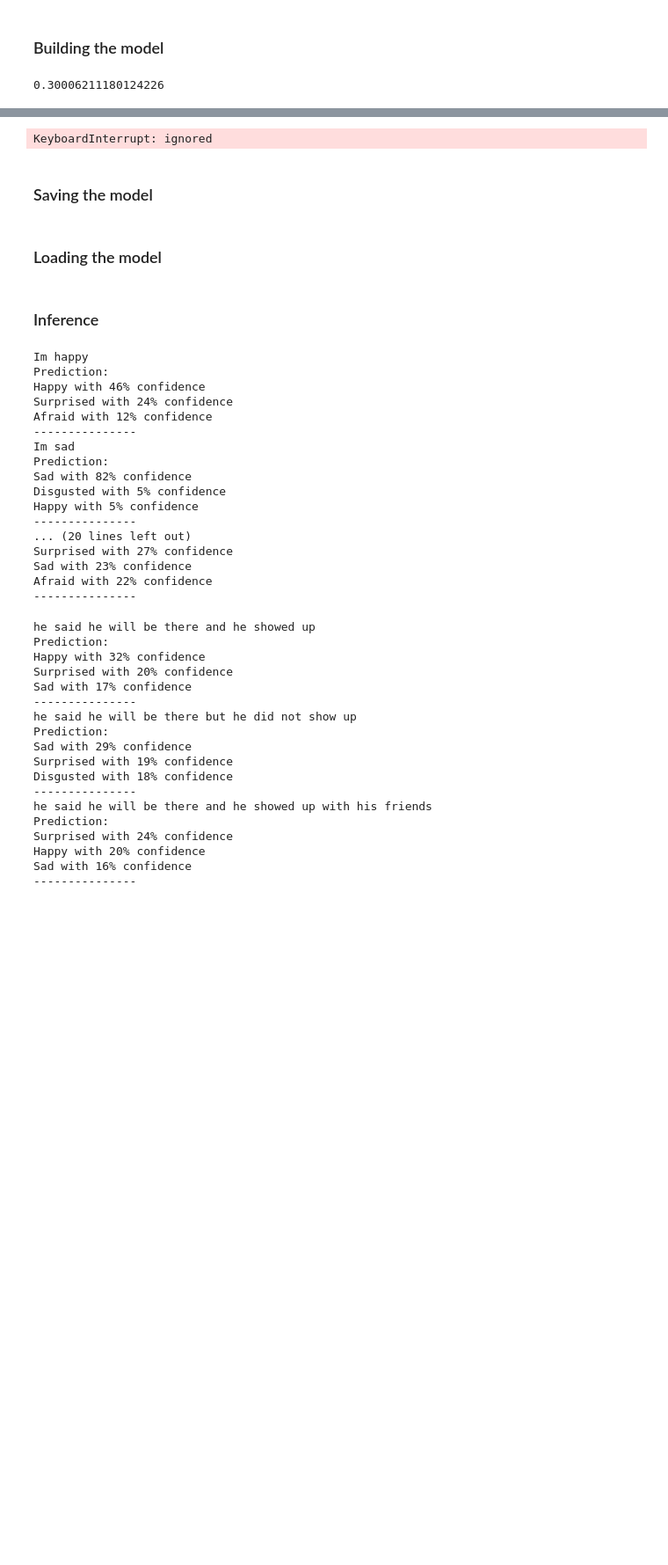
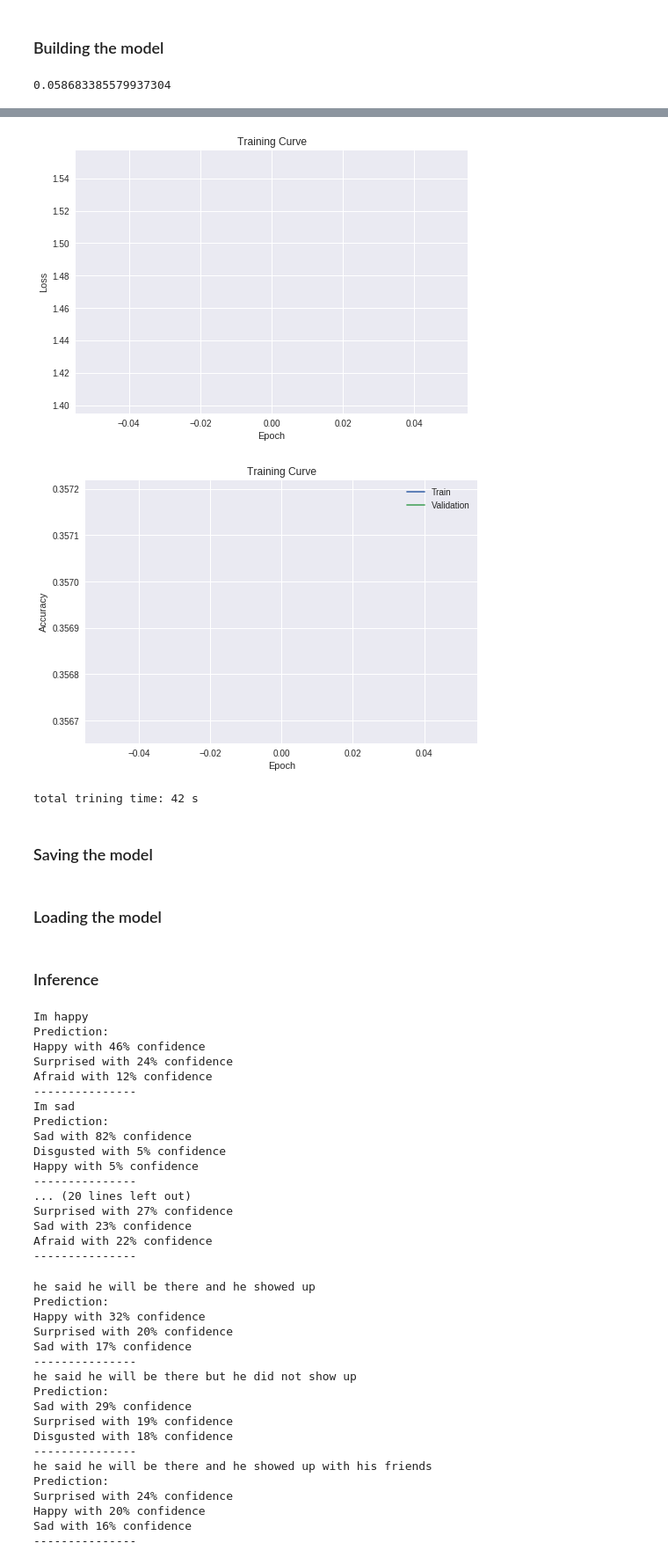
Before and after one commit to mohsenpour/PredictMoji, a Jupyter notebook: Base_model_with_checkpoint/Tweaked_Base_Model.ipynb, the cells around one changed output, grey strips where cells are left out. Shown at 88% size. Saved outputs shown, nothing was run; the diff lists cells and outputs as text; code cells hidden in the pictures; blank space fills up the shorter version.

Commit message:
optimized the model to use gpu

```diff
--- a/Base_model_with_checkpoint/Tweaked_Base_Model.ipynb
+++ b/Base_model_with_checkpoint/Tweaked_Base_Model.ipynb
@@ -165,8 +159,9 @@ len(train_loader)
 ### Building the model
 # %%
 class TweetLSTM(nn.Module):
-    def __init__(self, input_size, hidden_size, num_classes):
+    def __init__(self, input_size, hidden_size, num_classes, use_gpu):
         super(TweetLSTM, self).__init__()
+        self.use_gpu = use_gpu
         self.emb = nn.Embedding.from_pretrained(glove.vectors)
         self.hidden_size = hidden_size
         self.rnn = nn.LSTM(input_size, hidden_size, batch_first=True)
@@ -176,30 +171,42 @@ class TweetLSTM(nn.Module):
         # Look up the embedding
         x = self.emb(x)
         # Set an initial hidden state and cell state
-        h0 = torch.zeros(1, x.size(0), self.hidden_size)
-        c0 = torch.zeros(1, x.size(0), self.hidden_size)
+
+        if self.use_gpu:
+          h0 = torch.zeros(1, x.size(0), self.hidden_size).cuda()
+          c0 = torch.zeros(1, x.size(0), self.hidden_size).cuda()
+        else:
+          h0 = torch.zeros(1, x.size(0), self.hidden_size)
+          c0 = torch.zeros(1, x.size(0), self.hidden_size)
         # Forward propagate the LSTM
         out, _ = self.rnn(x, (h0, c0))
         # Pass the output of the last time step to the classifier
         out = self.fc(out[:, -1, :])
         return out
 num_classes = 6
-model = TweetLSTM(input_size=50, hidden_size=50, num_classes=num_classes)
+model = TweetLSTM(input_size=50, hidden_size=50, num_classes=num_classes,use_gpu=True)
 # %%
-def get_accuracy(model, data_loader):
+def get_accuracy(model, data_loader, use_gpu):
+    if use_gpu:
+      model.cuda()
     correct, total = 0, 0
     for tweets, labels in data_loader:
+        if use_gpu:
+          tweets,labels  = tweets.cuda(), labels.cuda()
         output = model(tweets)
         pred = output.max(1, keepdim=True)[1]
         correct += pred.eq(labels.view_as(pred)).sum().item()
         total += labels.shape[0]
     return float(correct) / float(total)
 
-get_accuracy(model, test_loader)
+
+get_accuracy(model, test_loader,use_gpu = True)
 # %% [output]
-0.30006211180124226
+0.058683385579937304
 # %%
-def train_rnn_network(model, train, valid, num_epochs=5, learning_rate=1e-5):
+def train_rnn_network(model, train, valid, num_epochs=5, learning_rate=1e-5,use_gpu=True):
+    if use_gpu:
+      model.cuda()
     criterion = nn.CrossEntropyLoss()
     optimizer = torch.optim.Adam(model.parameters(), lr=learning_rate)
     losses, train_acc, valid_acc = [], [], []
@@ -207,6 +214,8 @@ def train_rnn_network(model, train, valid, num_epochs=5, learning_rate=1e-5):
     counter = 0
     for epoch in range(num_epochs):
         for tweets, labels in train:
+            if use_gpu:
+              tweets,labels  = tweets.cuda(), labels.cuda()
             counter += 1
             optimizer.zero_grad()
             pred = model(tweets)
@@ -219,8 +228,8 @@ def train_rnn_network(model, train, valid, num_epochs=5, learning_rate=1e-5):
         losses.append(float(loss))
 
         epochs.append(epoch)
-        train_acc.append(get_accuracy(model, train_loader))
-        valid_acc.append(get_accuracy(model, valid_loader))
+        train_acc.append(get_accuracy(model, train_loader,use_gpu))
+        valid_acc.append(get_accuracy(model, valid_loader,use_gpu))
         print("Final Result for Epoch %d; Loss %f; Train Acc %f; Val Acc %f" % (
               epoch+1, loss, train_acc[-1], valid_acc[-1]))
 
@@ -239,7 +248,10 @@ def train_rnn_network(model, train, valid, num_epochs=5, learning_rate=1e-5):
     plt.legend(loc='best')
     plt.show()
 # %%
-model_lstm = TweetLSTM(input_size=50, hidden_size=50, num_classes=num_classes)
-train_rnn_network(model, train_loader, valid_loader, num_epochs=100, learning_rate=1e-3)
-get_accuracy(model, test_loader)
+import time
+start = time.time()
+model = TweetLSTM(input_size=50, hidden_size=50, num_classes=num_classes,use_gpu=True)
+train_rnn_network(model, train_loader, valid_loader, num_epochs=1, learning_rate=1e-3,use_gpu=True)
+end = time.time()
+print("total training time:", int(end -start), "s")
 # %% [output]
@@ -254,4 +275,6 @@ Step 8 of Epoch: 1; Loss 1.623860
+[figure, added]
+[figure, added]
-KeyboardInterrupt: ignored
+total trining time: 42 s
 # %% [markdown]
 ### Saving the model
 # %%
```
Also changed, not shown: parts of 7 cells of this notebook.
